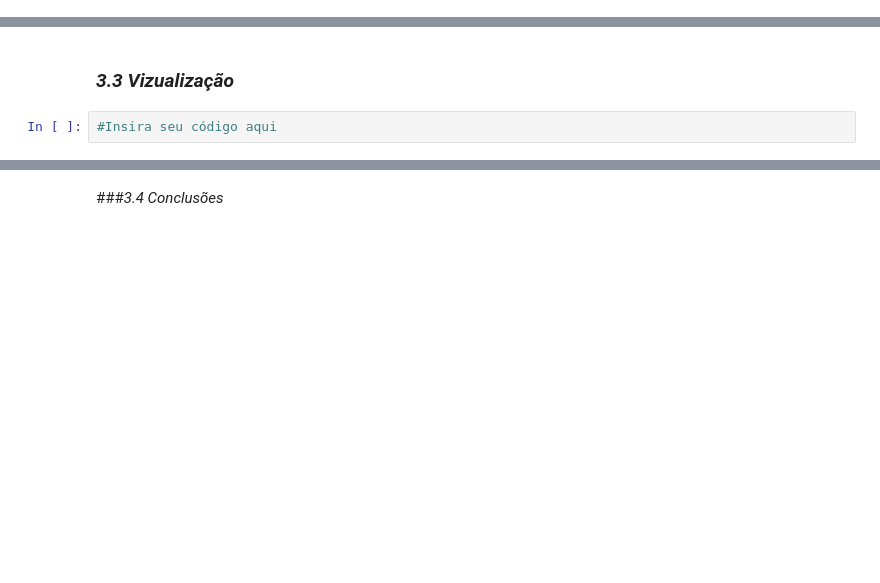
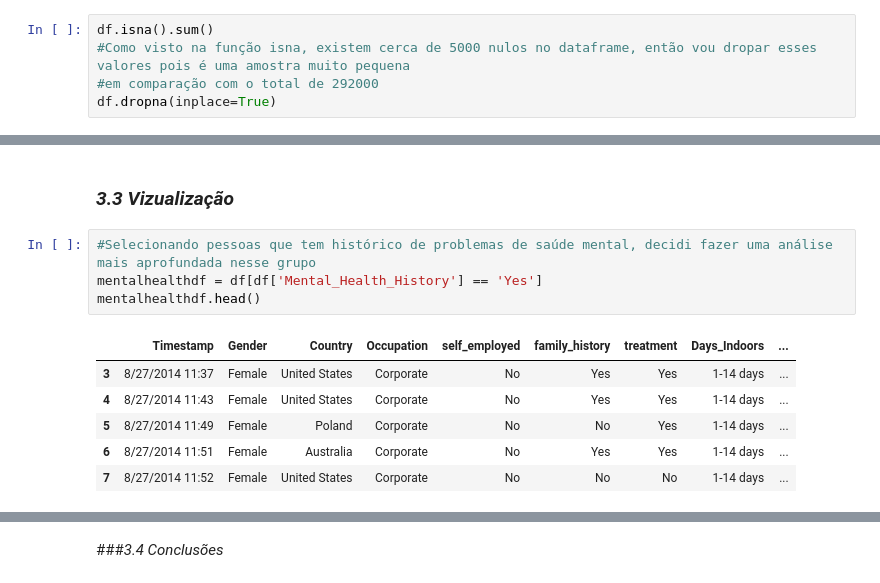
Before and after one commit to talesnobre/Trainees2, a Jupyter notebook: Notebook 2/Aula_EDA - Ian.ipynb, the cells around one changed output, grey strips where cells are left out. Cells and saved outputs as stored; diff of their text form; blank space fills up the shorter version.

```diff
--- a/Notebook 2/Aula_EDA - Ian.ipynb
+++ b/Notebook 2/Aula_EDA - Ian.ipynb
@@ -286,0 +323,5 @@ Examine as variações e tendências em questões de saúde mental em diferentes
+# %%
+df.isna().sum()
+#Como visto na função isna, existem cerca de 5000 nulos no dataframe, então vou dropar esses valores pois é uma amostra muito pequena
+#em comparação com o total de 292000
+df.dropna(inplace=True)
@@ -287,4 +355,13 @@ Examine as variações e tendências em questões de saúde mental em diferentes
 # %% [markdown]
 ### *3.3 Vizualização*
-# %%
-#Insira seu código aqui
+# %%
+#Selecionando pessoas que tem histórico de problemas de saúde mental, decidi fazer uma análise mais aprofundada nesse grupo
+mentalhealthdf = df[df['Mental_Health_History'] == 'Yes']
+mentalhealthdf.head()
+# %% [output]
+|  | Timestamp | Gender | Country | Occupation | self_employed | family_history | treatment | Days_Indoors | ... |
+| 3 | 8/27/2014 11:37 | Female | United States | Corporate | No | Yes | Yes | 1-14 days | ... |
+| 4 | 8/27/2014 11:43 | Female | United States | Corporate | No | Yes | Yes | 1-14 days | ... |
+| 5 | 8/27/2014 11:49 | Female | Poland | Corporate | No | No | Yes | 1-14 days | ... |
+| 6 | 8/27/2014 11:51 | Female | Australia | Corporate | No | Yes | Yes | 1-14 days | ... |
+| 7 | 8/27/2014 11:52 | Female | United States | Corporate | No | No | No | 1-14 days | ... |
```
Also changed, not shown: parts of 19 cells of this notebook.
